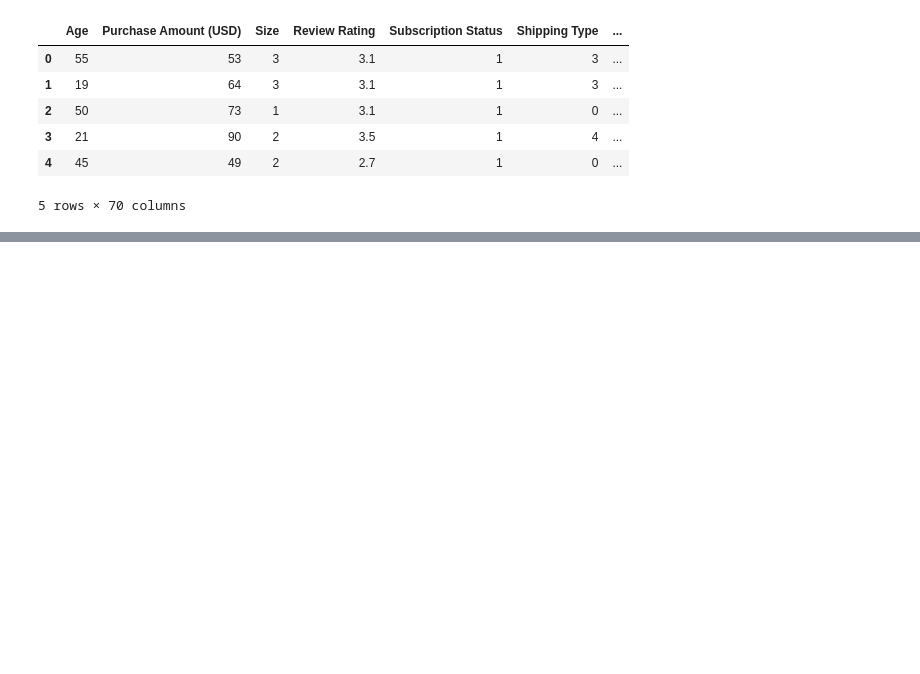
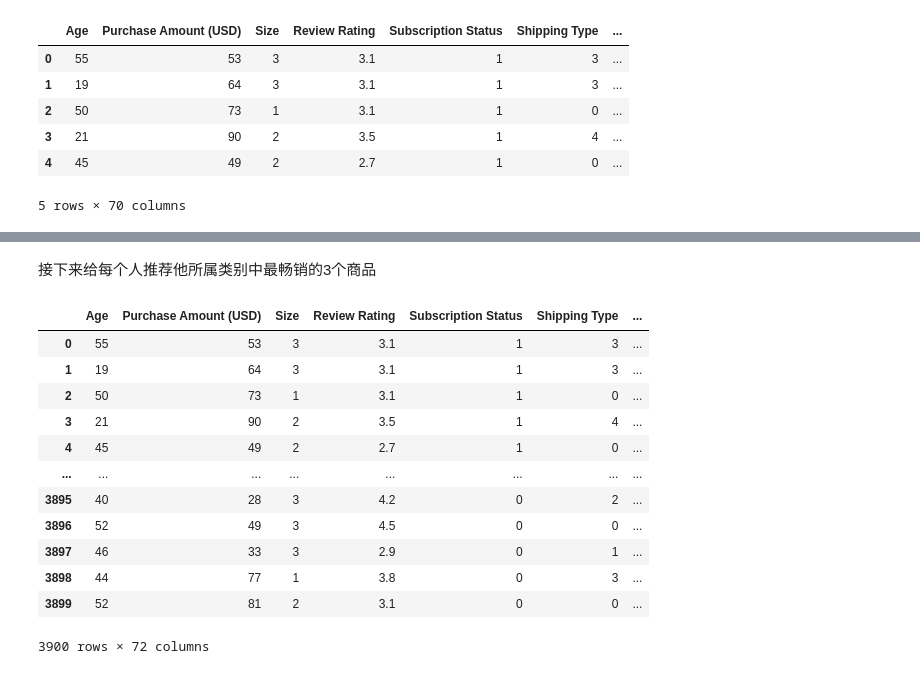
Before and after one commit to notcharlatan/CS-PR, a Jupyter notebook: csrc.ipynb, the cells around one changed output, grey strips where cells are left out. Drawn from its saved outputs; the diff is of its cells as text; code cells hidden in the pictures; blank space fills up the shorter version.

```diff
--- a/csrc.ipynb
+++ b/csrc.ipynb
@@ -201,0 +279,20 @@ memory usage: 1.2 MB
+# %% [markdown]
+接下来给每个人推荐他所属类别中最畅销的3个商品
+# %%
+data['ID'] = data.index + 1
+data.to_csv('out.csv', index=False)
+data
+# %% [output]
+|  | Age | Purchase Amount (USD) | Size | Review Rating | Subscription Status | Shipping Type | ... |
+| 0 | 55 | 53 | 3 | 3.1 | 1 | 3 | ... |
+| 1 | 19 | 64 | 3 | 3.1 | 1 | 3 | ... |
+| 2 | 50 | 73 | 1 | 3.1 | 1 | 0 | ... |
+| 3 | 21 | 90 | 2 | 3.5 | 1 | 4 | ... |
+| 4 | 45 | 49 | 2 | 2.7 | 1 | 0 | ... |
+| ... | ... | ... | ... | ... | ... | ... | ... |
+| 3895 | 40 | 28 | 3 | 4.2 | 0 | 2 | ... |
+| 3896 | 52 | 49 | 3 | 4.5 | 0 | 0 | ... |
+| 3897 | 46 | 33 | 3 | 2.9 | 0 | 1 | ... |
+| 3898 | 44 | 77 | 1 | 3.8 | 0 | 3 | ... |
+| 3899 | 52 | 81 | 2 | 3.1 | 0 | 0 | ... |
+3900 rows × 72 columns
```
Also changed, not shown: parts of 15 cells of this notebook.
